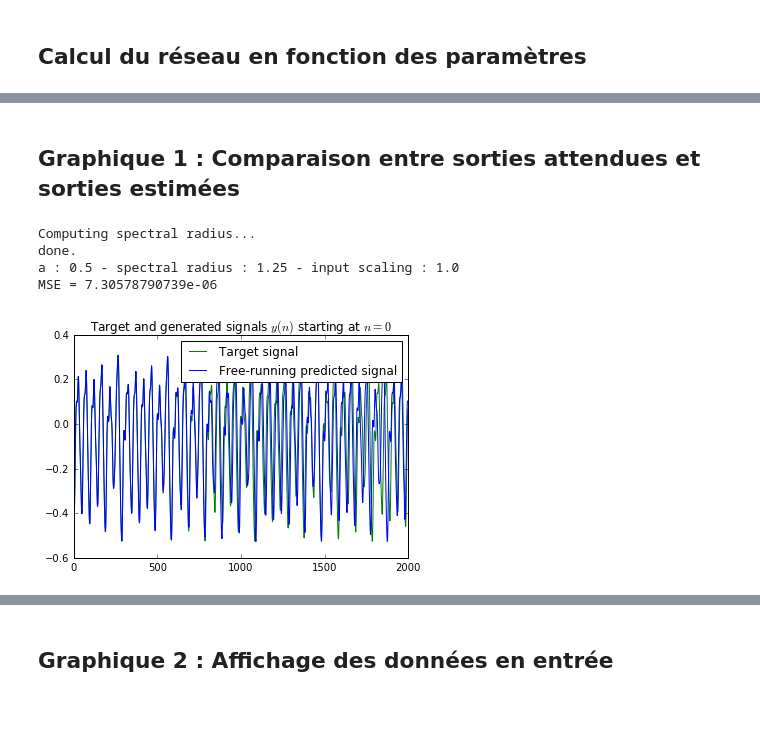
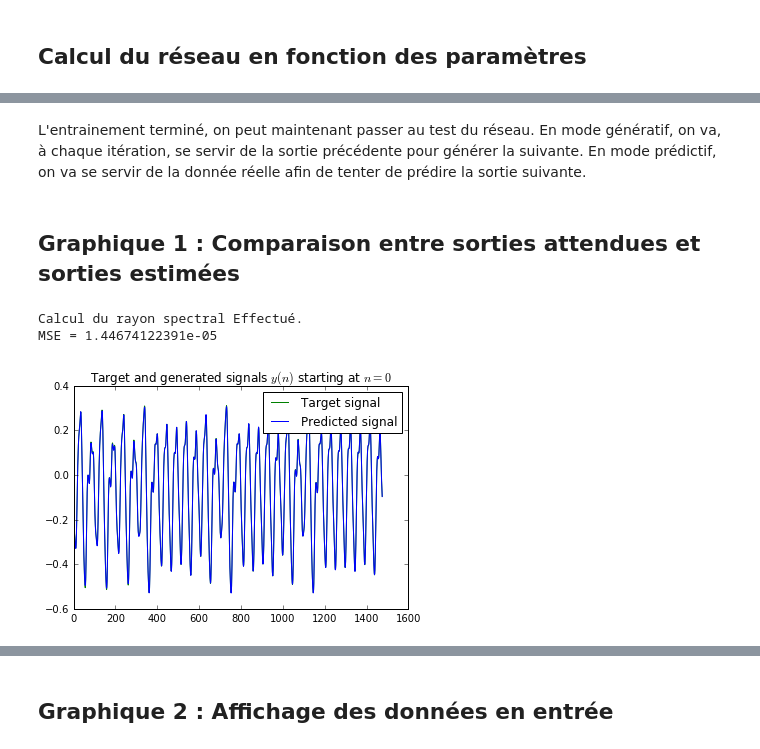
Before and after one commit to RomainPastureau/Reservoir-Jupyter, a Jupyter notebook: Minimal ESN.ipynb, the cells around one changed output, grey strips where cells are left out. Saved outputs shown, nothing was run; the diff lists cells and outputs as text; code cells hidden in the pictures; blank space fills up the shorter version.

```diff
--- a/Minimal ESN.ipynb
+++ b/Minimal ESN.ipynb
@@ -118,7 +112,6 @@ Seed used for random values: 664707927
 # %% [markdown]
 On définit un certain nombre de fonctions permettant de tracer des courbes un peu plus tard.
 # %%
-# plot some signals
 def plot_figure1(nw) :
     nw = calcul_reseau(nw)
     plt.figure(1).clear()
@@ -130,10 +123,20 @@ def plot_figure1(nw) :
     elif nw.mode == 'prediction':
         plt.legend(['Target signal', 'Predicted signal'])
 
+def plot_figure1b(nw) :
+    nw = calcul_reseau(nw)
+    plt.figure(7).clear()
+    plt.ylim([-0.2,0.2])
+    plt.plot(nw.data[nw.trainLen+1:nw.trainLen+nw.testLen+1]-nw.Y[0], 'g' )
+    plt.title('Target and predicted signal difference through time')
+    if nw.mode == 'generative':
+        plt.legend(['Target signal', 'Free-running predicted signal'])
+    elif nw.mode == 'prediction':
+        plt.legend(['Target signal', 'Predicted signal'])
+
 def plot_figure2(nw) :
     nw = calcul_reseau(nw)
     plt.figure(2).clear()
-    #plot( X[0:20,0:200].T )
     plt.plot( nw.X[0:2,0:2000].T ) #xav
     plt.legend(["biais", "input"])
     plt.ylim([-1.1,1.1])
@@ -246,3 +252,6 @@ L'entrainement terminé, on peut maintenant passer au test du réseau.
+# %% [markdown]
+L'entrainement terminé, on peut maintenant passer au test du réseau.
+En mode génératif, on va, à chaque itération, se servir de la sortie précédente pour générer la suivante. En mode prédictif, on va se servir de la donnée réelle afin de tenter de prédire la sortie suivante.
 # %%
 def test(nw) :
     # run the trained ESN in a generative mode. no need to initialize here,
@@ -280,29 +294,30 @@ def calcul_reseau(nw) :
 # %%
 var1 = FloatSlider(value=300, min=0, max=1000, step=1, description='resSize')
 var2 = FloatSlider(value=100, min=0, max=2000, step=1, description='initLen')
-var3 = FloatSlider(value=2000, min=0, max=2000, step=1, description='trainLen')
+var3 = FloatSlider(value=2000, min=0, max=5000, step=1, description='trainLen')
+var4 = FloatSlider(value=2000, min=0, max=5000, step=1, description='testLen')
 valid = Button(description='Valider')
 select_mode = ToggleButtons(description='Mode:',
     options=['prediction', 'generative'])
 
 def trace_graph1(_) :
     clear_output()
     nw.mode=select_mode.value
     nw.resSize=int(var1.value)
     nw.initLen=int(var2.value)
     nw.trainLen=int(var3.value)
+    nw.testLen=int(var4.value)
     plot_figure1(nw)
 
 valid.on_click(trace_graph1)
 
 display(select_mode)
 display(var1)
 display(var2)
 display(var3)
+display(var4)
 display(valid)
 # %% [output]
-Computing spectral radius...
-done.
-a : 0.5 - spectral radius : 1.25 - input scaling : 1.0
-MSE = 7.30578790739e-06
+Calcul du rayon spectral Effectué.
+MSE = 1.44674122391e-05
-[figure, old version]
+[figure, new version]
```
Also changed, not shown: parts of 26 cells of this notebook, 2 other files.
